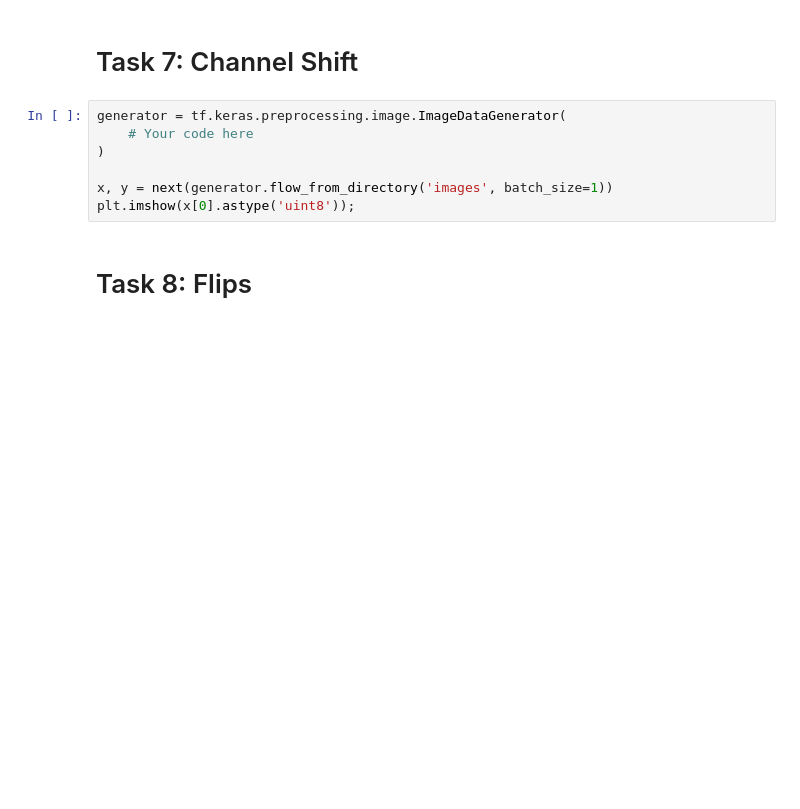
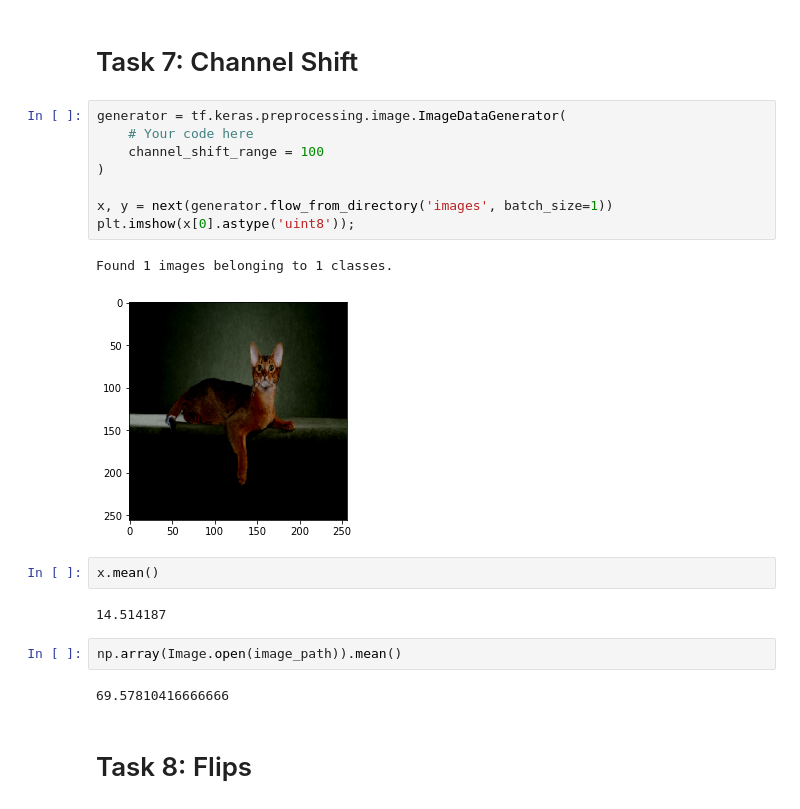
Before and after one commit to Surajv311/Image-data-Augumentation, a Jupyter notebook: Learner Notebook.ipynb, the cells around one changed output. Saved outputs shown, nothing was run; the diff lists cells and outputs as text; blank space fills up the shorter version.

```diff
--- a/Learner Notebook.ipynb
+++ b/Learner Notebook.ipynb
@@ -94,10 +100,22 @@ plt.imshow(x[0].astype('uint8'));
 # %%
 generator = tf.keras.preprocessing.image.ImageDataGenerator(
     # Your code here
+    channel_shift_range = 100
 )
 
 x, y = next(generator.flow_from_directory('images', batch_size=1))
 plt.imshow(x[0].astype('uint8'));
+# %% [output]
+Found 1 images belonging to 1 classes.
+[figure, added]
+# %%
+x.mean()
+# %% [output]
+14.514187
+# %%
+np.array(Image.open(image_path)).mean()
+# %% [output]
+69.57810416666666
 # %% [markdown]
 # Task 8: Flips
 # %%
```
Also changed, not shown: parts of 13 cells of this notebook, 1 other file.
